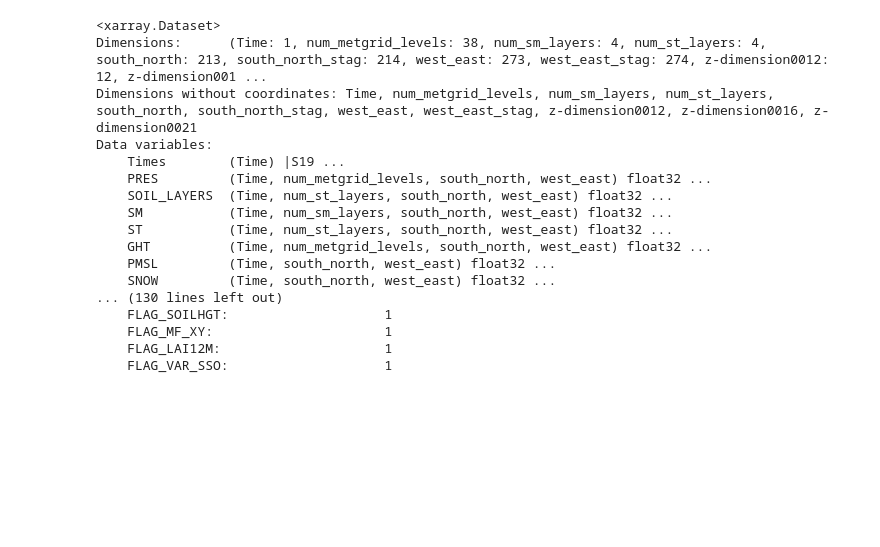
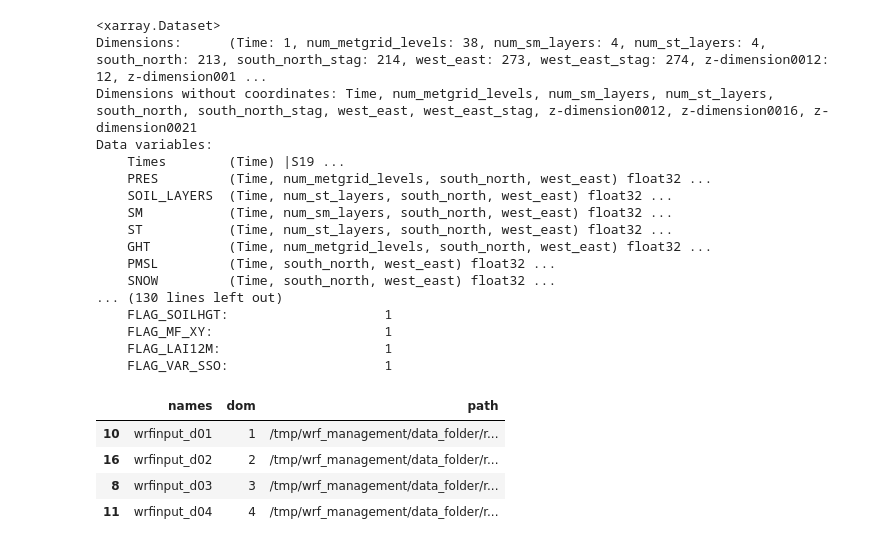
Before and after one commit to daliagachc/wrf_management, a Jupyter notebook: wrf_management/scratchs/check_metgrid.ipynb, the cells around one changed output. Drawn from its saved outputs; the diff is of its cells as text; code cells hidden in the pictures; blank space fills up the shorter version.

```diff
--- a/wrf_management/scratchs/check_metgrid.ipynb
+++ b/wrf_management/scratchs/check_metgrid.ipynb
@@ -96,0 +99,17 @@ Data variables:
+# %%
+import os
+fls = os.listdir(path)
+df = pd.DataFrame(fls,columns=['names'])
+df = df[df.names.str.startswith('wrfinput_')]
+df['dom']=df.names.str.extract(r'd0(.)').astype(int)
+df = df.sort_values('dom')
+df['path']=df.names.apply(
+    lambda n: os.path.join(path,n)
+)
+df
+# %% [output]
+|  | names | dom | path |
+| 10 | wrfinput_d01 | 1 | /tmp/wrf_management/data_folder/r... |
+| 16 | wrfinput_d02 | 2 | /tmp/wrf_management/data_folder/r... |
+| 8 | wrfinput_d03 | 3 | /tmp/wrf_management/data_folder/r... |
+| 11 | wrfinput_d04 | 4 | /tmp/wrf_management/data_folder/r... |
```
Also changed, not shown: parts of 5 cells of this notebook, 2 other files.
